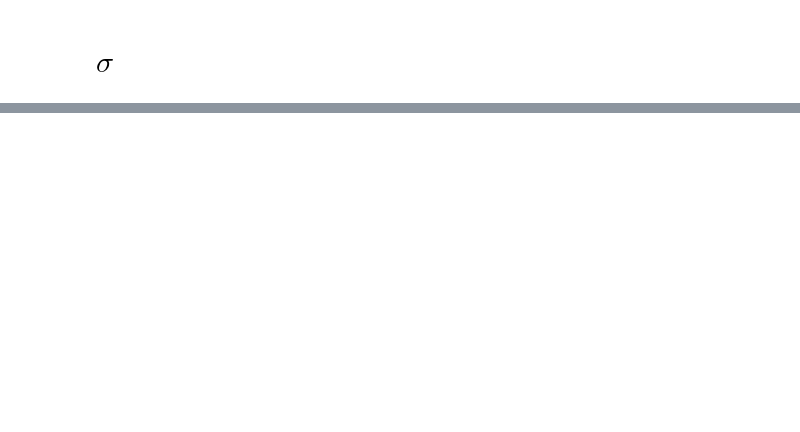
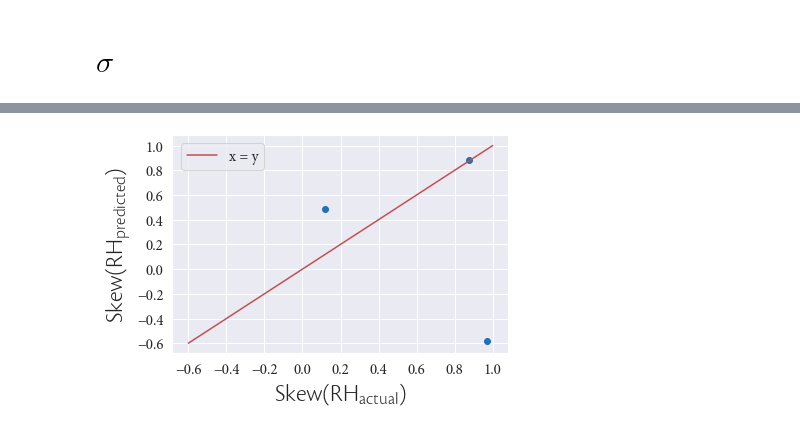
Before and after one commit to FelixLangot/LMD_Internship, a Jupyter notebook: Stats.ipynb, the cells around one changed output, grey strips where cells are left out. Drawn from its saved outputs; the diff is of its cells as text; code cells hidden in the pictures; blank space fills up the shorter version.

```diff
--- a/Stats.ipynb
+++ b/Stats.ipynb
@@ -114,0 +142,9 @@ for step in steplist:
+# %%
+RHdatalist = [RHplistCumuDt101, RHplistCyc1, RHplistSqll1]
+RHstdlist = []
+for index in RHdatalist:
+    RHstdlist.append(np.std(index))
+
+Rhstdlist = []
+for i in np.arange(len(Rhnlist)):
+    Rhstdlist.append(np.std(Rhnlist[i]))
@@ -114,0 +165,22 @@ for step in steplist:
+# %%
+RHskewlist = []
+for index in RHdatalist:
+    RHskewlist.append(sp.skew(index))
+
+Rhskewlist = []
+for i in np.arange(len(Rhnlist)):
+    Rhskewlist.append(sp.skew(Rhnlist[i]))
+# %%
+xxskew = [Rhskewlist[0],Rhskewlist[3],Rhskewlist[4]]
+yyskew = RHskewlist
+plt.scatter(xxskew, yyskew)
+plt.plot(np.linspace(-0.6,1,10),np.linspace(-0.6,1,10), color='r', label='x = y')
+plt.xticks(font=Mplabelprop)
+plt.yticks(font=Mplabelprop)
+plt.legend(prop=Mplabelprop)
+plt.xlabel(r'$\mathdefault{Skew(RH_{actual})}$', fontproperties=Cslabelprop)
+plt.ylabel(r'$\mathdefault{Skew(RH_{predicted})}$', fontproperties=Cslabelprop)
+plt.savefig('Figs/skewRHpvsRHa.png', bbox_inches='tight', format='PNG', dpi=600)
+plt.show()
+# %% [output]
+[figure, added]
```
Also changed, not shown: parts of 10 cells of this notebook.
